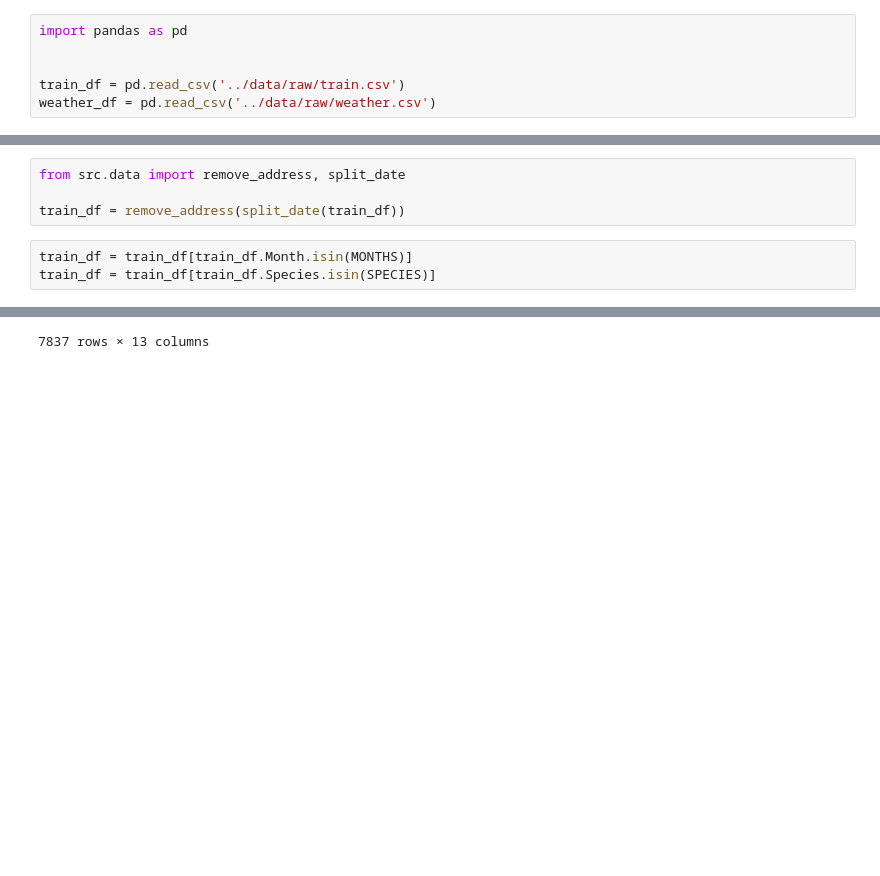
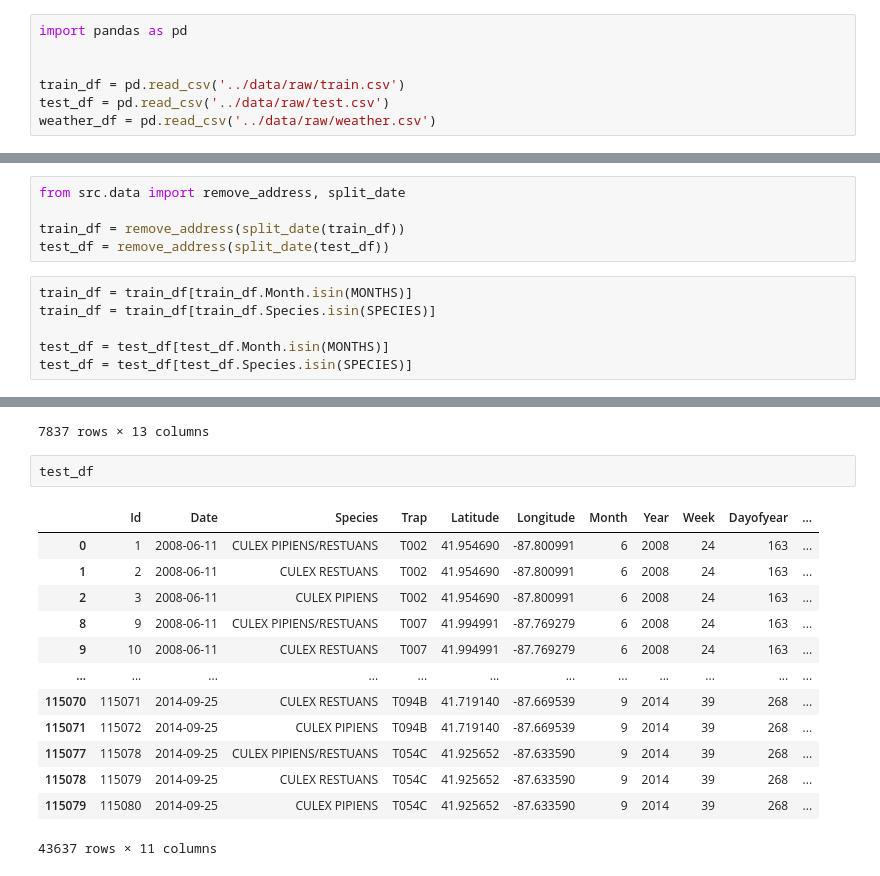
Before and after one commit to AgaZgo/west_nile_virus_prediction, a Jupyter notebook: notebooks/12_log_regr.ipynb, the cells around one changed output, grey strips where cells are left out. Drawn from its saved outputs; the diff is of its cells as text; blank space fills up the shorter version.

```diff
--- a/notebooks/12_log_regr.ipynb
+++ b/notebooks/12_log_regr.ipynb
@@ -10,6 +11,7 @@ import pandas as pd
 
 
 train_df = pd.read_csv('../data/raw/train.csv')
+test_df = pd.read_csv('../data/raw/test.csv')
 weather_df = pd.read_csv('../data/raw/weather.csv')
 # %%
 from src.data import clean_weather
@@ -19,8 +21,12 @@ weather_df = clean_weather(weather_df)
 from src.data import remove_address, split_date
 
 train_df = remove_address(split_date(train_df))
+test_df = remove_address(split_date(test_df))
 # %%
 train_df = train_df[train_df.Month.isin(MONTHS)]
 train_df = train_df[train_df.Species.isin(SPECIES)]
+
+test_df = test_df[test_df.Month.isin(MONTHS)]
+test_df = test_df[test_df.Species.isin(SPECIES)]
 # %%
 trap_max_mos = train_df.groupby(['Date', 'Trap'])['NumMosquitos'].sum().reset_index().groupby(['Trap'])['NumMosquitos'].max()
@@ -109,3 +114,19 @@ train_df
 | 7835 | 2013-09-26 | T900 | CULEX PIPIENS | 4 | 37 | 0 | 41.974689 | -87.890615 | 9 | 2013 | ... |
 | 7836 | 2013-09-26 | T900 | CULEX PIPIENS/RESTUANS | 2 | 43 | 1 | 41.974689 | -87.890615 | 9 | 2013 | ... |
 7837 rows × 13 columns
+# %%
+test_df
+# %% [output]
+|  | Id | Date | Species | Trap | Latitude | Longitude | Month | Year | Week | Dayofyear | ... |
+| 0 | 1 | 2008-06-11 | CULEX PIPIENS/RESTUANS | T002 | 41.954690 | -87.800991 | 6 | 2008 | 24 | 163 | ... |
+| 1 | 2 | 2008-06-11 | CULEX RESTUANS | T002 | 41.954690 | -87.800991 | 6 | 2008 | 24 | 163 | ... |
+| 2 | 3 | 2008-06-11 | CULEX PIPIENS | T002 | 41.954690 | -87.800991 | 6 | 2008 | 24 | 163 | ... |
+| 8 | 9 | 2008-06-11 | CULEX PIPIENS/RESTUANS | T007 | 41.994991 | -87.769279 | 6 | 2008 | 24 | 163 | ... |
+| 9 | 10 | 2008-06-11 | CULEX RESTUANS | T007 | 41.994991 | -87.769279 | 6 | 2008 | 24 | 163 | ... |
+| ... | ... | ... | ... | ... | ... | ... | ... | ... | ... | ... | ... |
+| 115070 | 115071 | 2014-09-25 | CULEX RESTUANS | T094B | 41.719140 | -87.669539 | 9 | 2014 | 39 | 268 | ... |
+| 115071 | 115072 | 2014-09-25 | CULEX PIPIENS | T094B | 41.719140 | -87.669539 | 9 | 2014 | 39 | 268 | ... |
+| 115077 | 115078 | 2014-09-25 | CULEX PIPIENS/RESTUANS | T054C | 41.925652 | -87.633590 | 9 | 2014 | 39 | 268 | ... |
+| 115078 | 115079 | 2014-09-25 | CULEX RESTUANS | T054C | 41.925652 | -87.633590 | 9 | 2014 | 39 | 268 | ... |
+| 115079 | 115080 | 2014-09-25 | CULEX PIPIENS | T054C | 41.925652 | -87.633590 | 9 | 2014 | 39 | 268 | ... |
+43637 rows × 11 columns
```
Also changed, not shown: parts of 44 cells of this notebook.
